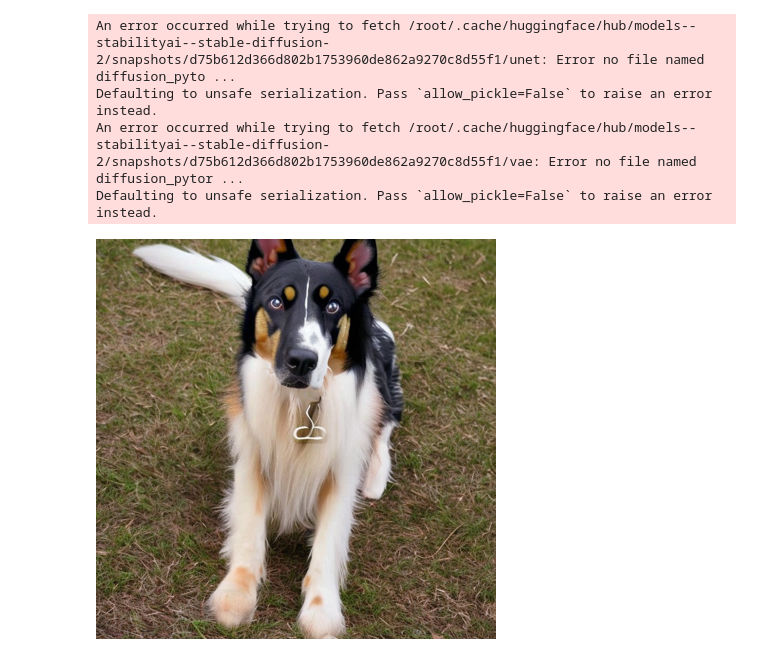
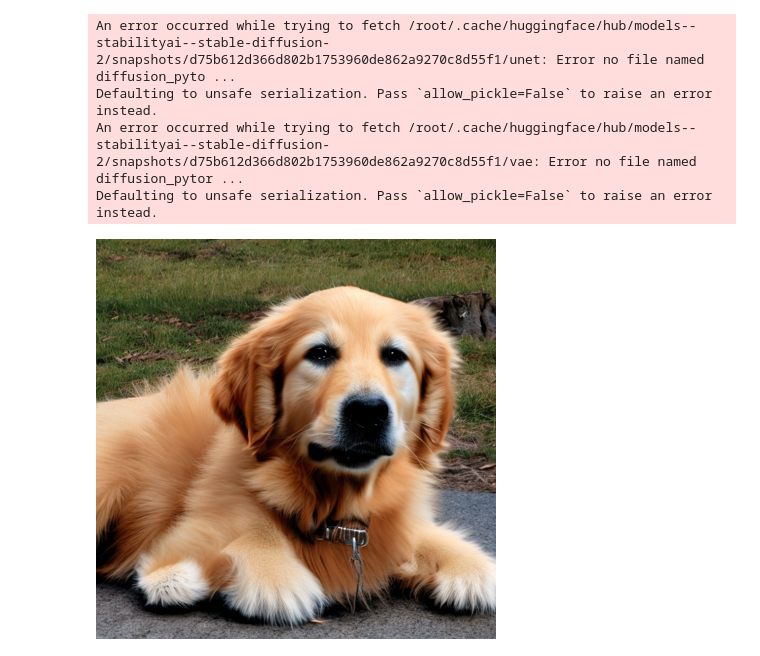
Before and after one commit to Ris15hab/GANS_DOGS, a Jupyter notebook: ImageGenUsingSD3.ipynb, the cells around one changed output. Cells and saved outputs as stored; diff of their text form; code cells hidden in the pictures.

```diff
--- a/ImageGenUsingSD3.ipynb
+++ b/ImageGenUsingSD3.ipynb
@@ -48,9 +48,9 @@ def generate_image(prompt, model):
     image = image.resize(CFG.image_gen_size)
     return image
 # %%
-generate_image("a realistic photo of dog breed: Dobberman", image_gen_model)
+generate_image("a realistic photo of dog breed: golden retriever", image_gen_model)
 # %% [output]
-[figure, old version]
+[figure, new version]
 # %%
 import pickle
 with open ('gen_model','wb') as f:
```
Also changed, not shown: parts of 1 cell of this notebook.
